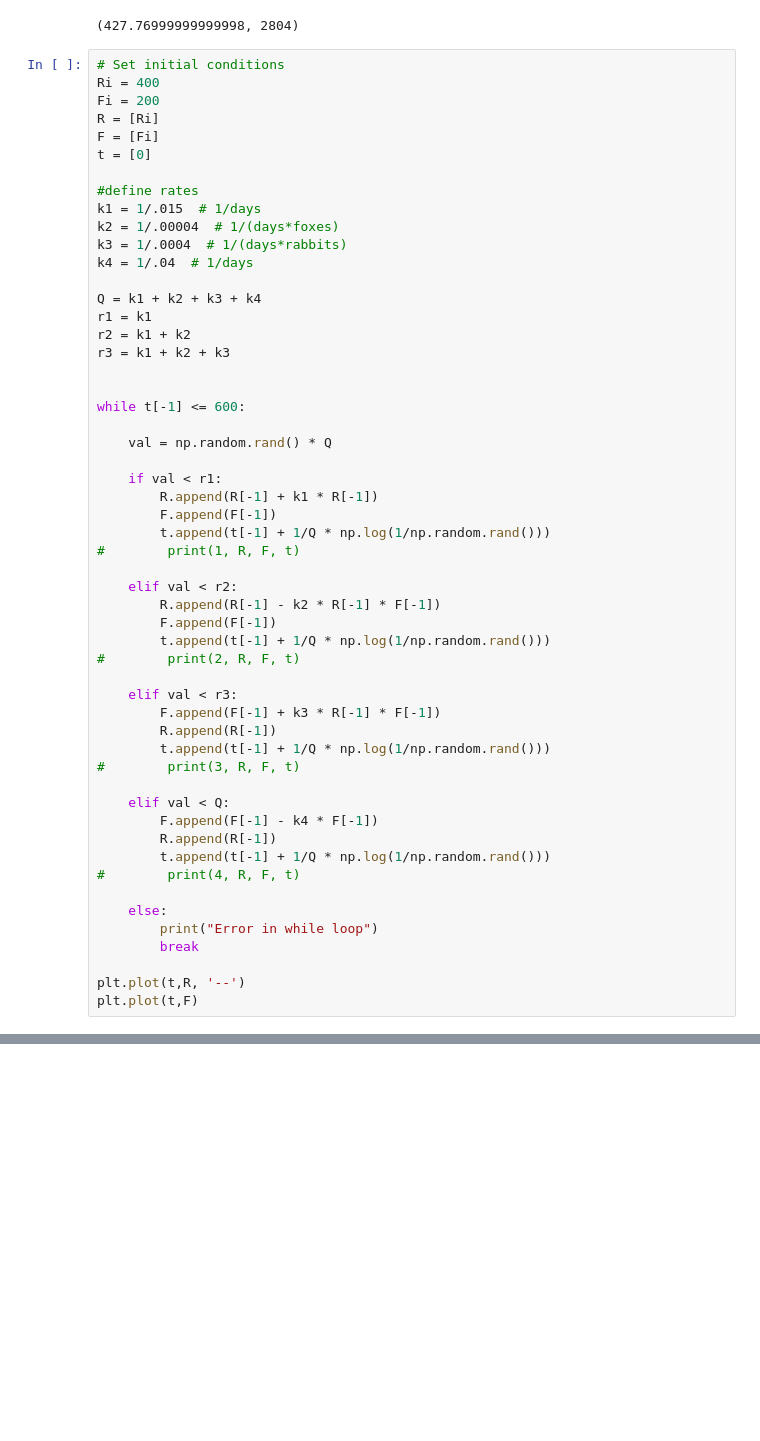
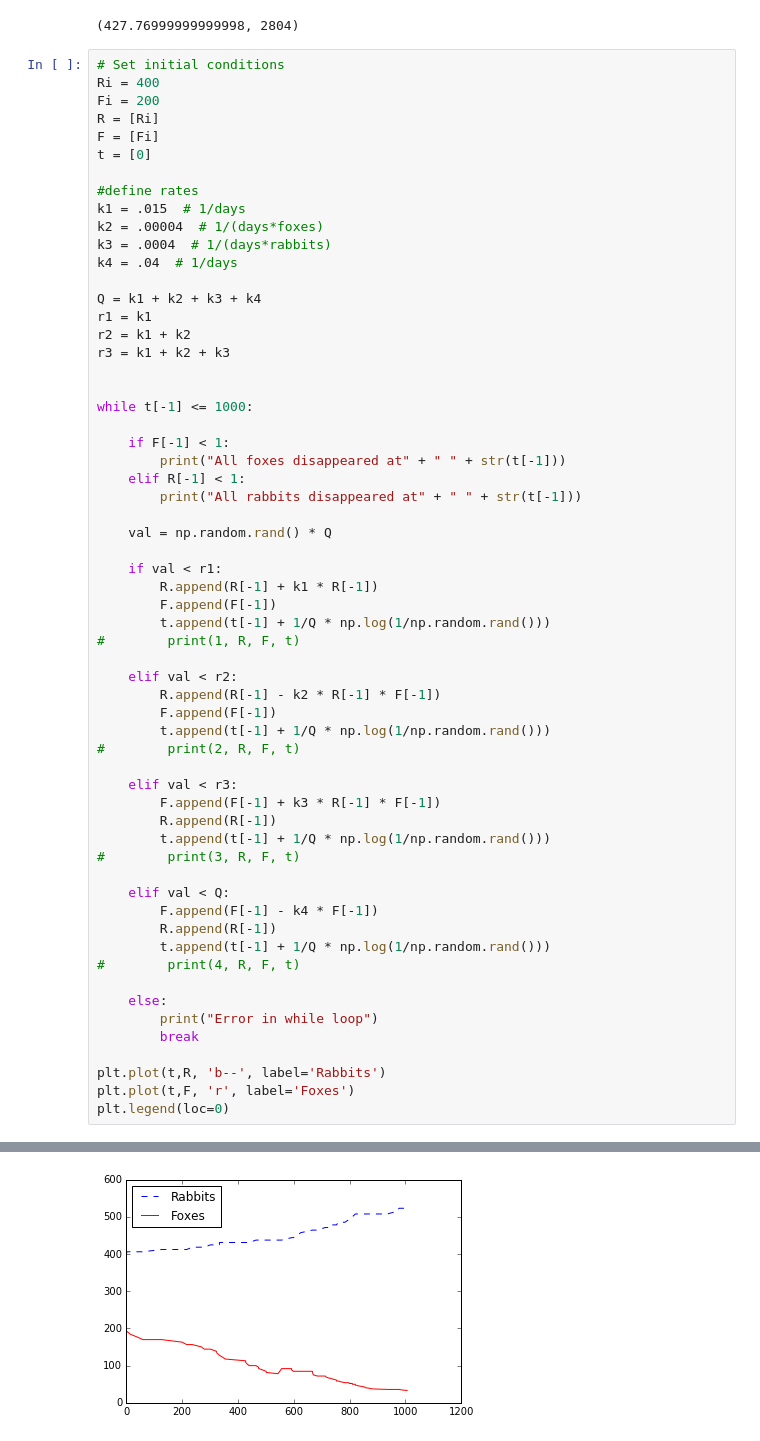
Before and after one commit to awolek/rabbits-and-foxes-jtr5395, a Jupyter notebook: rabbits-and-foxes.ipynb, the cells around one changed output, grey strips where cells are left out. Saved outputs shown, nothing was run; the diff lists cells and outputs as text; blank space fills up the shorter version.

```diff
--- a/rabbits-and-foxes.ipynb
+++ b/rabbits-and-foxes.ipynb
@@ -179,10 +179,10 @@ F = [Fi]
 t = [0]
 
 #define rates
-k1 = 1/.015  # 1/days
-k2 = 1/.00004  # 1/(days*foxes)
-k3 = 1/.0004  # 1/(days*rabbits)
-k4 = 1/.04  # 1/days
+k1 = .015  # 1/days
+k2 = .00004  # 1/(days*foxes)
+k3 = .0004  # 1/(days*rabbits)
+k4 = .04  # 1/days
 
 Q = k1 + k2 + k3 + k4
 r1 = k1
@@ -190,7 +190,12 @@ r2 = k1 + k2
 r3 = k1 + k2 + k3
 
 
-while t[-1] <= 600:
+while t[-1] <= 1000:
+
+    if F[-1] < 1:
+        print("All foxes disappeared at" + " " + str(t[-1]))
+    elif R[-1] < 1:
+        print("All rabbits disappeared at" + " " + str(t[-1]))
 
     val = np.random.rand() * Q
 
@@ -222,5 +227,7 @@ while t[-1] <= 600:
         print("Error in while loop")
         break
 
-plt.plot(t,R, '--')
-plt.plot(t,F)
+plt.plot(t,R, 'b--', label='Rabbits')
+plt.plot(t,F, 'r', label='Foxes')
+plt.legend(loc=0)
+# %% [output]
@@ -226,0 +235 @@ plt.plot(t,F)
+[figure, added]
```
Also changed, not shown: parts of 1 cell of this notebook.
